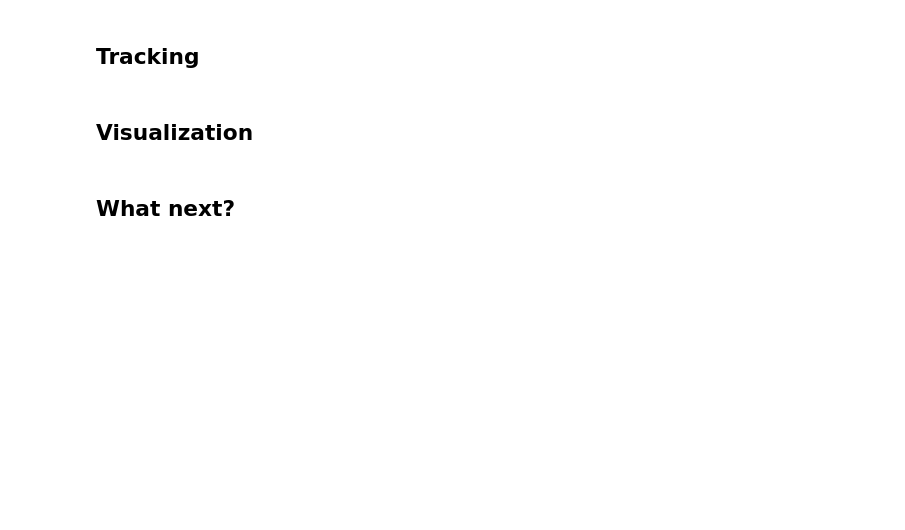
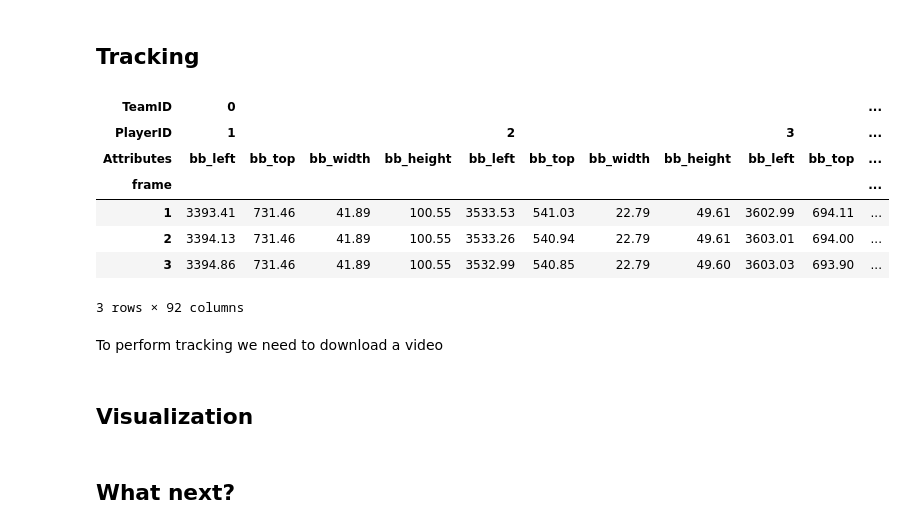
Before and after one commit to AtomScott/SportsLabKit, a Jupyter notebook: notebooks/01_get_started/introduction_to_soccertrack.ipynb, the cells around one changed output. Saved outputs shown, nothing was run; the diff lists cells and outputs as text; code cells hidden in the pictures; blank space fills up the shorter version.

```diff
--- a/notebooks/01_get_started/introduction_to_soccertrack.ipynb
+++ b/notebooks/01_get_started/introduction_to_soccertrack.ipynb
@@ -45,2 +162,15 @@ The main difference is that the CoordinateDataFrame has comes built-in with that
 # %% [markdown]
 ## Tracking
+# %%
+bbdf.head(3)
+# %% [output]
+| TeamID | 0 |  |  |  |  |  |  |  |  |  | ... |
+| PlayerID | 1 |  |  |  | 2 |  |  |  | 3 |  | ... |
+| Attributes | bb_left | bb_top | bb_width | bb_height | bb_left | bb_top | bb_width | bb_height | bb_left | bb_top | ... |
+| frame |  |  |  |  |  |  |  |  |  |  | ... |
+| 1 | 3393.41 | 731.46 | 41.89 | 100.55 | 3533.53 | 541.03 | 22.79 | 49.61 | 3602.99 | 694.11 | ... |
+| 2 | 3394.13 | 731.46 | 41.89 | 100.55 | 3533.26 | 540.94 | 22.79 | 49.61 | 3603.01 | 694.00 | ... |
+| 3 | 3394.86 | 731.46 | 41.89 | 100.55 | 3532.99 | 540.85 | 22.79 | 49.60 | 3603.03 | 693.90 | ... |
+3 rows × 92 columns
+# %% [markdown]
+To perform tracking we need to download a video
```
Also changed, not shown: parts of 25 cells of this notebook, 12 other files.
